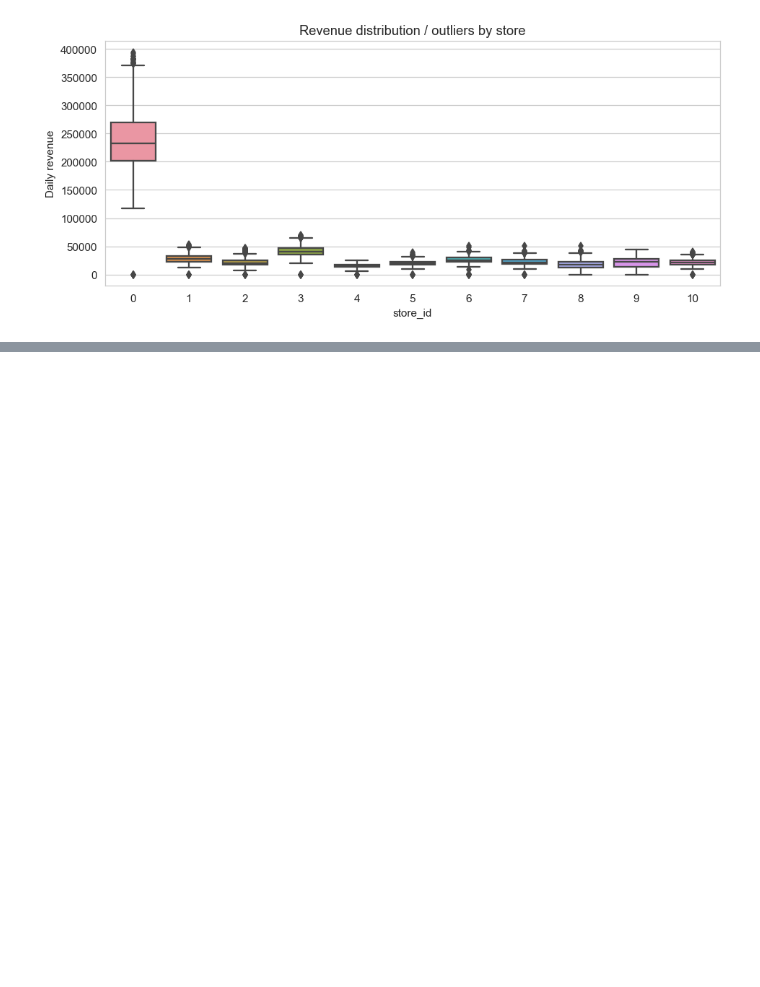
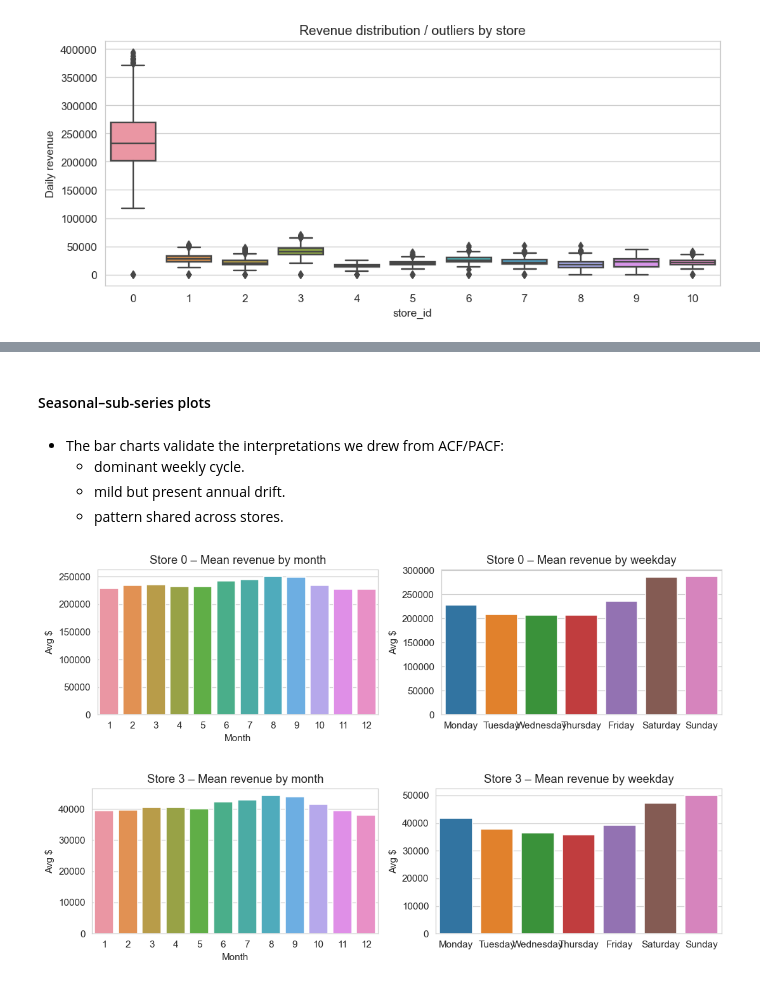
Before and after one commit to yuvala4/ADV_ML_Comp, a Jupyter notebook: Comp_ADV_ML.ipynb, the cells around one changed output, grey strips where cells are left out. Saved outputs shown, nothing was run; the diff lists cells and outputs as text; code cells hidden in the pictures; blank space fills up the shorter version.

```diff
--- a/Comp_ADV_ML.ipynb
+++ b/Comp_ADV_ML.ipynb
@@ -394,0 +596,40 @@ plt.show()
+# %% [markdown]
+#### Seasonal–sub-series plots
+# %% [markdown]
+- The bar charts validate the interpretations we drew from ACF/PACF:
+    - dominant weekly cycle.
+    - mild but present annual drift.
+    - pattern shared across stores.
+# %%
+# choose a representative individual store (e.g. 3) and the aggregate (0)
+TARGET_STORES = [0, 3]
+
+for sid in TARGET_STORES:
+    s = full_df.query("store_id == @sid")
+
+    # ----- Month–of–year profile -------------------------------------------
+    moy = (
+        s.assign(month=s.date.dt.month)
+         .groupby("month").revenue.mean()
+    )
+
+    # ----- Day-of-week profile --------------------------------------------
+    dow = (
+        s.assign(dow=s.date.dt.day_name())
+         .groupby("dow").revenue.mean()
+         .reindex(["Monday","Tuesday","Wednesday",
+                   "Thursday","Friday","Saturday","Sunday"])
+    )
+
+    fig, ax = plt.subplots(1, 2, figsize=(10,3))
+    sns.barplot(x=moy.index, y=moy.values, ax=ax[0])
+    ax[0].set_title(f"Store {sid} – Mean revenue by month")
+    ax[0].set_xlabel("Month");  ax[0].set_ylabel("Avg $")
+
+    sns.barplot(x=dow.index, y=dow.values, ax=ax[1])
+    ax[1].set_title(f"Store {sid} – Mean revenue by weekday")
+    ax[1].set_xlabel("");       ax[1].set_ylabel("Avg $")
+    plt.tight_layout(); plt.show()
+# %% [output]
+[figure, added]
+[figure, added]
```
Also changed, not shown: parts of 35 cells of this notebook, 1 other file.
